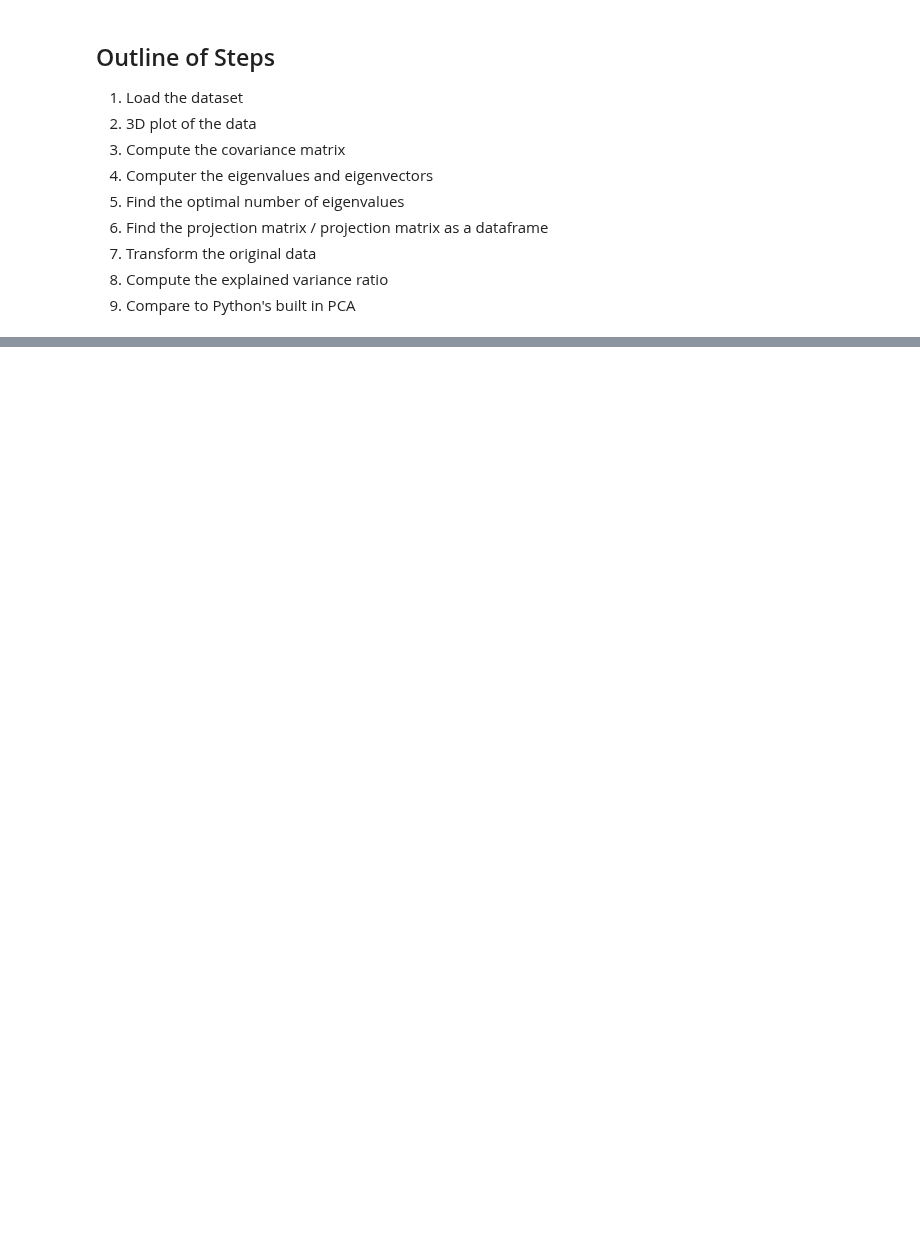
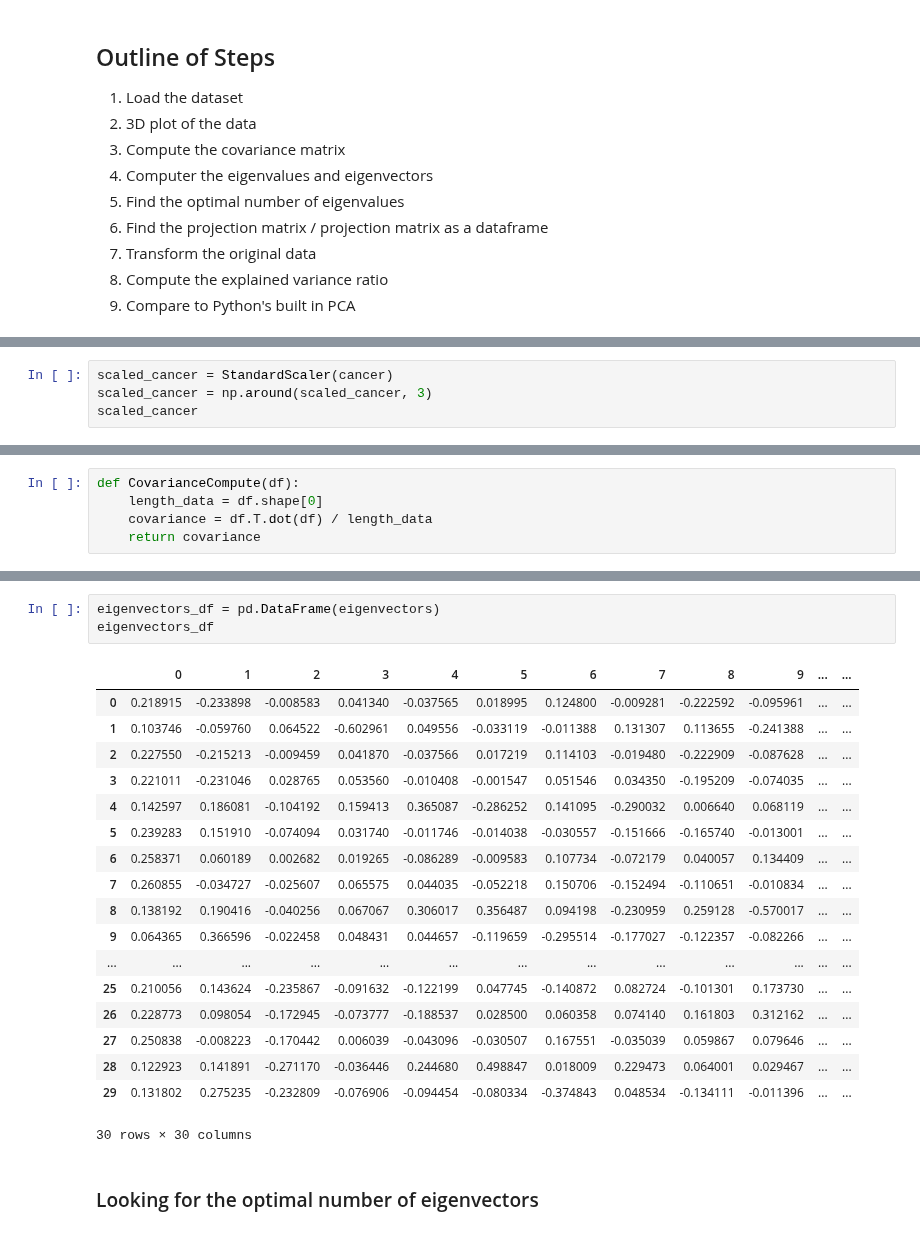
Before and after one commit to PaulToronto/Howard-University-Coursera-Linear-Algebra-For-Data-Science-Specialization, a Jupyter notebook: 2_4_3_Solving_Applications.ipynb, the cells around one changed output, grey strips where cells are left out. Drawn from its saved outputs; the diff is of its cells as text; blank space fills up the shorter version.

```diff
--- a/2_4_3_Solving_Applications.ipynb
+++ b/2_4_3_Solving_Applications.ipynb
@@ -132,0 +124,4 @@ fig.update_traces(marker=dict(size=13,
+# %%
+scaled_cancer = StandardScaler(cancer)
+scaled_cancer = np.around(scaled_cancer, 3)
+scaled_cancer
@@ -132,0 +144,5 @@ fig.update_traces(marker=dict(size=13,
+# %%
+def CovarianceCompute(df):
+    length_data = df.shape[0]
+    covariance = df.T.dot(df) / length_data
+    return covariance
@@ -132,0 +260,24 @@ fig.update_traces(marker=dict(size=13,
+# %%
+eigenvectors_df = pd.DataFrame(eigenvectors)
+eigenvectors_df
+# %% [output]
+|  | 0 | 1 | 2 | 3 | 4 | 5 | 6 | 7 | 8 | 9 | ... | ... |
+| 0 | 0.218915 | -0.233898 | -0.008583 | 0.041340 | -0.037565 | 0.018995 | 0.124800 | -0.009281 | -0.222592 | -0.095961 | ... | ... |
+| 1 | 0.103746 | -0.059760 | 0.064522 | -0.602961 | 0.049556 | -0.033119 | -0.011388 | 0.131307 | 0.113655 | -0.241388 | ... | ... |
+| 2 | 0.227550 | -0.215213 | -0.009459 | 0.041870 | -0.037566 | 0.017219 | 0.114103 | -0.019480 | -0.222909 | -0.087628 | ... | ... |
+| 3 | 0.221011 | -0.231046 | 0.028765 | 0.053560 | -0.010408 | -0.001547 | 0.051546 | 0.034350 | -0.195209 | -0.074035 | ... | ... |
+| 4 | 0.142597 | 0.186081 | -0.104192 | 0.159413 | 0.365087 | -0.286252 | 0.141095 | -0.290032 | 0.006640 | 0.068119 | ... | ... |
+| 5 | 0.239283 | 0.151910 | -0.074094 | 0.031740 | -0.011746 | -0.014038 | -0.030557 | -0.151666 | -0.165740 | -0.013001 | ... | ... |
+| 6 | 0.258371 | 0.060189 | 0.002682 | 0.019265 | -0.086289 | -0.009583 | 0.107734 | -0.072179 | 0.040057 | 0.134409 | ... | ... |
+| 7 | 0.260855 | -0.034727 | -0.025607 | 0.065575 | 0.044035 | -0.052218 | 0.150706 | -0.152494 | -0.110651 | -0.010834 | ... | ... |
+| 8 | 0.138192 | 0.190416 | -0.040256 | 0.067067 | 0.306017 | 0.356487 | 0.094198 | -0.230959 | 0.259128 | -0.570017 | ... | ... |
+| 9 | 0.064365 | 0.366596 | -0.022458 | 0.048431 | 0.044657 | -0.119659 | -0.295514 | -0.177027 | -0.122357 | -0.082266 | ... | ... |
+| ... | ... | ... | ... | ... | ... | ... | ... | ... | ... | ... | ... | ... |
+| 25 | 0.210056 | 0.143624 | -0.235867 | -0.091632 | -0.122199 | 0.047745 | -0.140872 | 0.082724 | -0.101301 | 0.173730 | ... | ... |
+| 26 | 0.228773 | 0.098054 | -0.172945 | -0.073777 | -0.188537 | 0.028500 | 0.060358 | 0.074140 | 0.161803 | 0.312162 | ... | ... |
+| 27 | 0.250838 | -0.008223 | -0.170442 | 0.006039 | -0.043096 | -0.030507 | 0.167551 | -0.035039 | 0.059867 | 0.079646 | ... | ... |
+| 28 | 0.122923 | 0.141891 | -0.271170 | -0.036446 | 0.244680 | 0.498847 | 0.018009 | 0.229473 | 0.064001 | 0.029467 | ... | ... |
+| 29 | 0.131802 | 0.275235 | -0.232809 | -0.076906 | -0.094454 | -0.080334 | -0.374843 | 0.048534 | -0.134111 | -0.011396 | ... | ... |
+30 rows × 30 columns
+# %% [markdown]
+### Looking for the optimal number of eigenvectors
```
Also changed, not shown: parts of 50 cells of this notebook.
